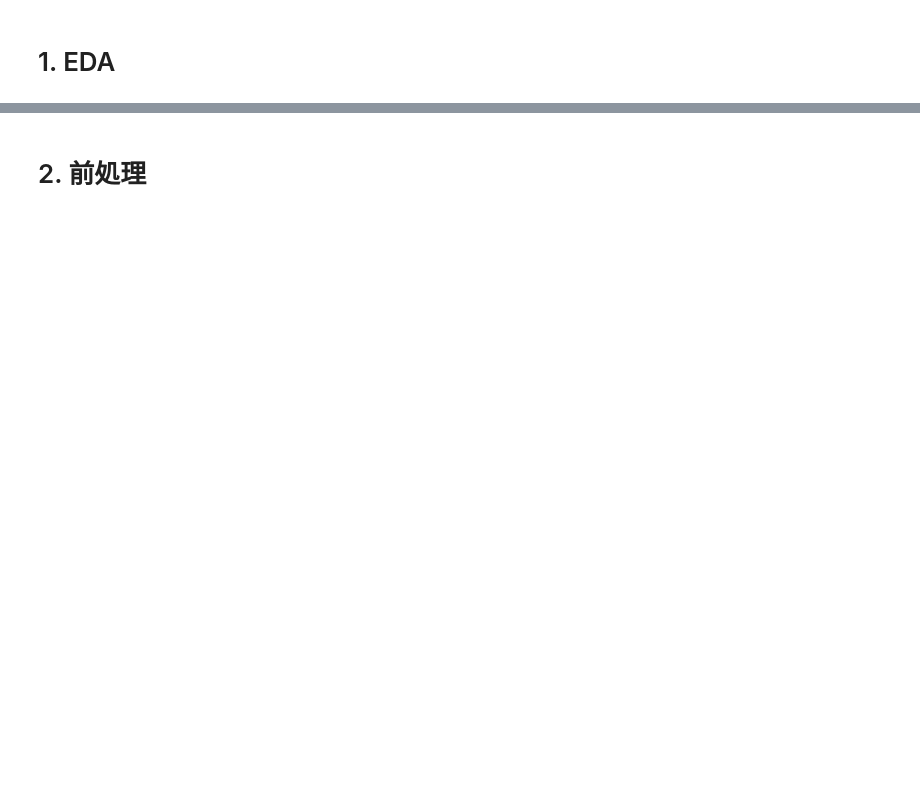
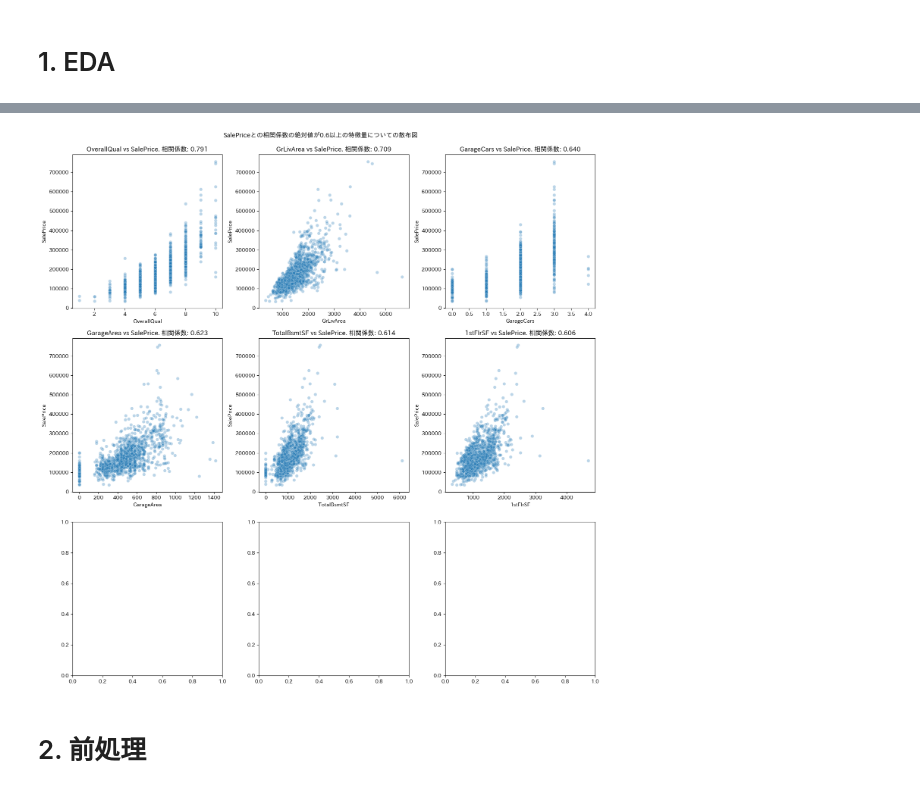
Before and after one commit to T0bbuT/kaggle_house_price, a Jupyter notebook: 再分析.ipynb, the cells around one changed output, grey strips where cells are left out. Cells and saved outputs as stored; diff of their text form; code cells hidden in the pictures; blank space fills up the shorter version.

```diff
--- a/再分析.ipynb
+++ b/再分析.ipynb
@@ -66,28 +113,30 @@ plt.show()
 # %%
 threshold = 0.6
 high_corr_cols = (
     corr_matrix["SalePrice"][abs(corr_matrix["SalePrice"]) >= threshold]
     .sort_values(ascending=False)
     .index
 ).drop("SalePrice")
 
 # プロットのサイズを指定 (行数と列数は自由に調整可能)
 num_cols = len(high_corr_cols)
 fig, axes = plt.subplots(nrows=(num_cols // 3 + 1), ncols=3, figsize=(15, 5 * (num_cols // 3 + 1)))
 
 # high_corr_colsにある特徴量ごとに散布図を描く
 for ax, col in zip(axes.flatten(), high_corr_cols):
     sns.scatterplot(x=df_train[col], y=df_train["SalePrice"],alpha=0.3 , ax=ax)
     ax.set_title(f"{col} vs SalePrice. 相関係数: {corr_matrix["SalePrice"][col]:.3f}")
 
 # グラフのレイアウトを自動調整
-plt.suptitle(f"SalePriceとの相関係数の絶対値が{threshold}以上の特徴量についての散布図")
+plt.suptitle(f"SalePriceとの相関係数の絶対値が{threshold}以上の特徴量についての散布図\n")
 plt.tight_layout()
 plt.show()
 
 # 外れ値が同じデータを指しているのかどうかをパパッと確認したいが…このままだと出来ない
 # plotlyとかいうインタラクティブにグラフを描けるライブラリを使うと良いかも？
 # とりあえず、もう一度スターター？見るか
+# %% [output]
+[figure, added]
 # %% [markdown]
 # 2. 前処理
 # %%
```
Also changed, not shown: parts of 10 cells of this notebook, 1 other file.
